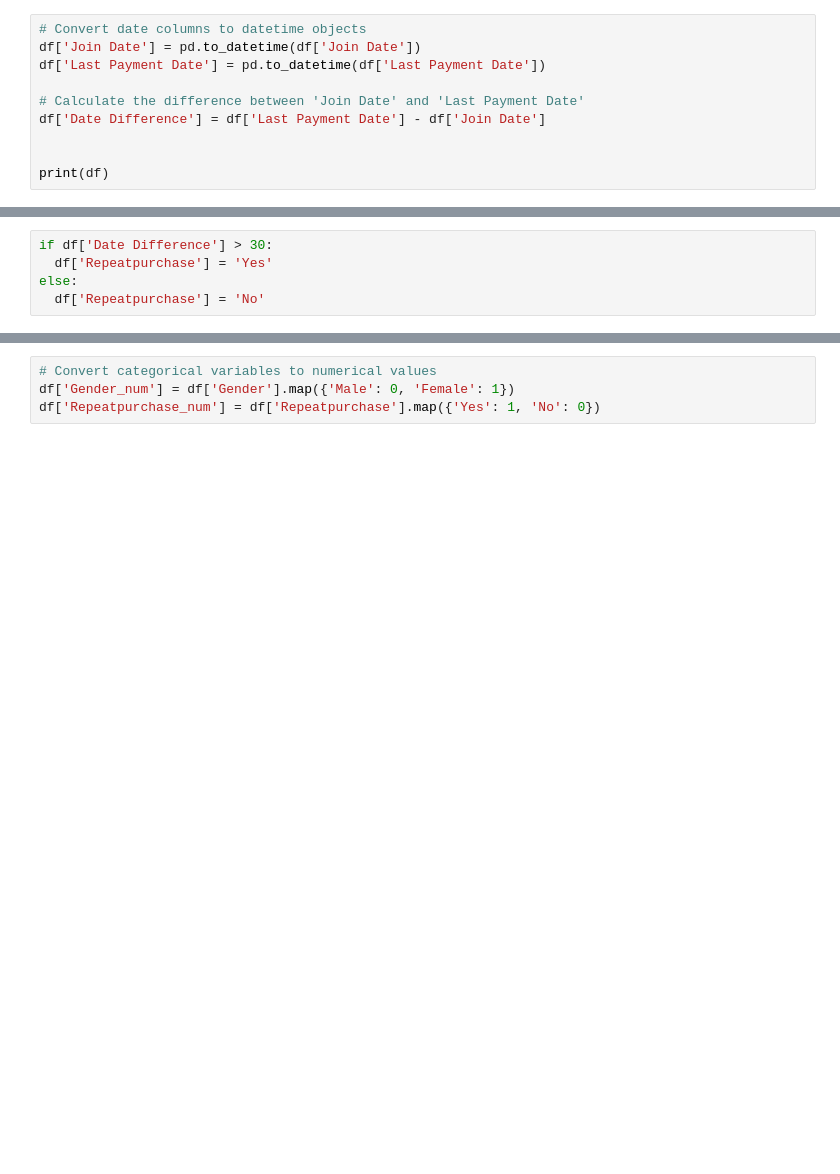
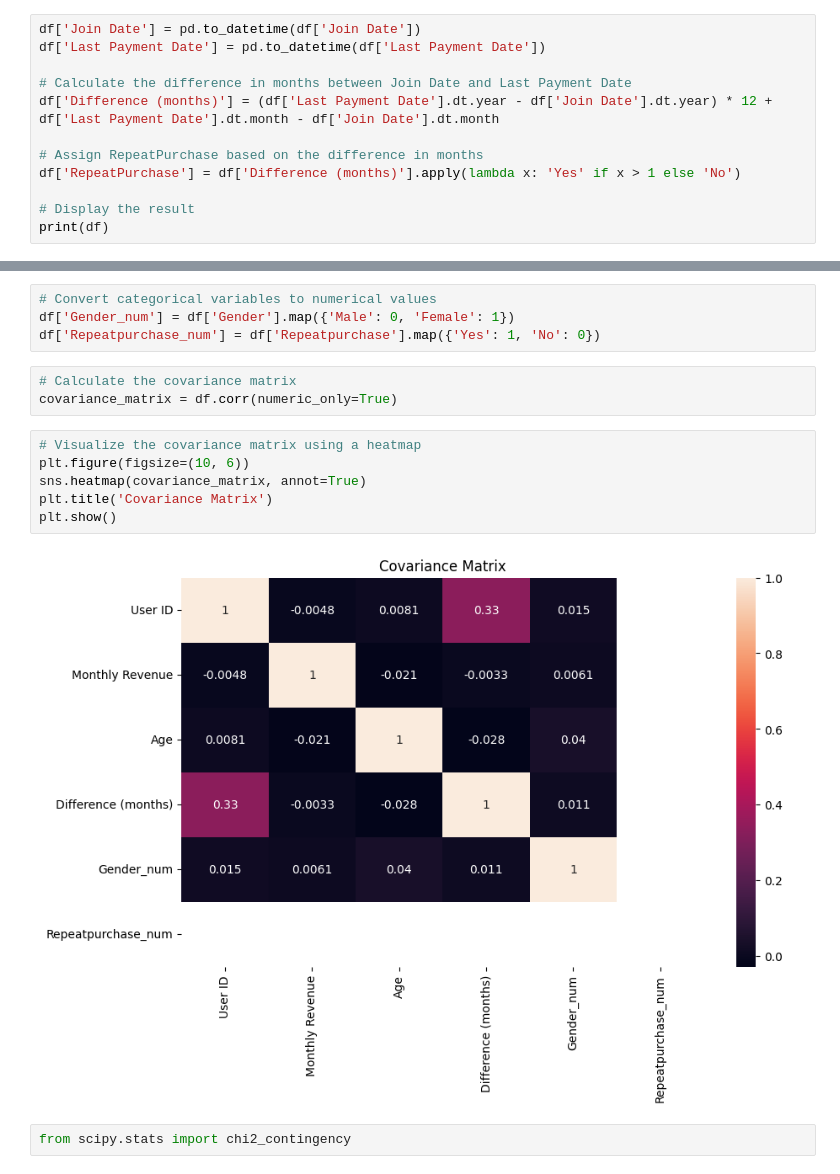
Before and after one commit to sanjayi2000/MachineLearning, a Jupyter notebook: 2348552_MLLAB2.ipynb, the cells around one changed output, grey strips where cells are left out. Saved outputs shown, nothing was run; the diff lists cells and outputs as text; blank space fills up the shorter version.

```diff
--- a/2348552_MLLAB2.ipynb
+++ b/2348552_MLLAB2.ipynb
@@ -19,14 +21,16 @@ df.head()
 # Create a new column called 'Repeatpurchase'
 df['Repeatpurchase'] = ''
 # %%
-# Convert date columns to datetime objects
 df['Join Date'] = pd.to_datetime(df['Join Date'])
 df['Last Payment Date'] = pd.to_datetime(df['Last Payment Date'])
 
-# Calculate the difference between 'Join Date' and 'Last Payment Date'
-df['Date Difference'] = df['Last Payment Date'] - df['Join Date']
+# Calculate the difference in months between Join Date and Last Payment Date
+df['Difference (months)'] = (df['Last Payment Date'].dt.year - df['Join Date'].dt.year) * 12 + df['Last Payment Date'].dt.month - df['Join Date'].dt.month
 
+# Assign RepeatPurchase based on the difference in months
+df['RepeatPurchase'] = df['Difference (months)'].apply(lambda x: 'Yes' if x > 1 else 'No')
 
+# Display the result
 print(df)
 # %% [output]
       User ID Subscription Type  Monthly Revenue  Join Date Last Payment Date  \
@@ -49,5 +52,0 @@ print(df)
-# %%
-if df['Date Difference'] > 30:
-  df['Repeatpurchase'] = 'Yes'
-else:
-  df['Repeatpurchase'] = 'No'
@@ -128,3 +116,16 @@ plt.show()
 # Convert categorical variables to numerical values
 df['Gender_num'] = df['Gender'].map({'Male': 0, 'Female': 1})
 df['Repeatpurchase_num'] = df['Repeatpurchase'].map({'Yes': 1, 'No': 0})
+# %%
+# Calculate the covariance matrix
+covariance_matrix = df.corr(numeric_only=True)
+# %%
+# Visualize the covariance matrix using a heatmap
+plt.figure(figsize=(10, 6))
+sns.heatmap(covariance_matrix, annot=True)
+plt.title('Covariance Matrix')
+plt.show()
+# %% [output]
+[figure, added]
+# %%
+from scipy.stats import chi2_contingency
```
Also changed, not shown: parts of 9 cells of this notebook.
